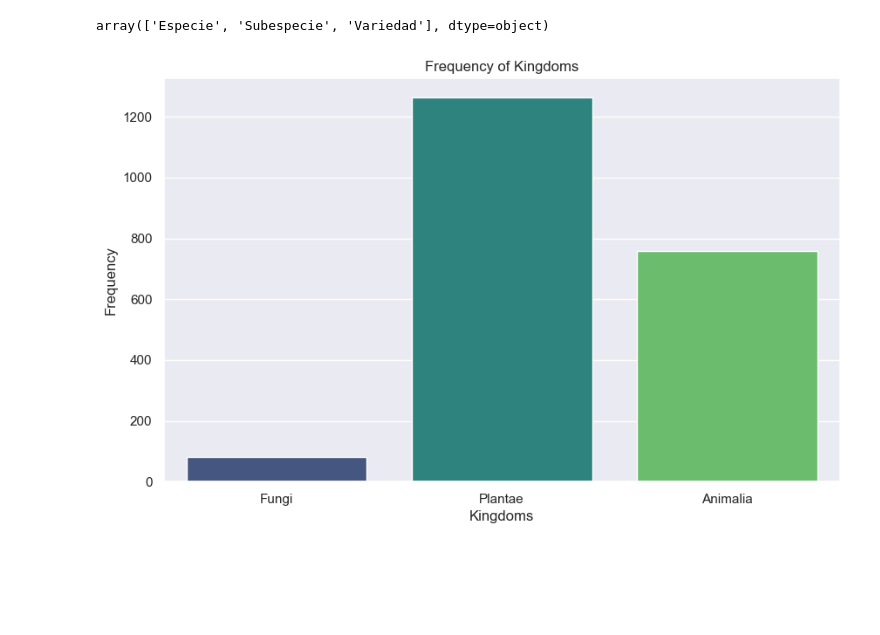
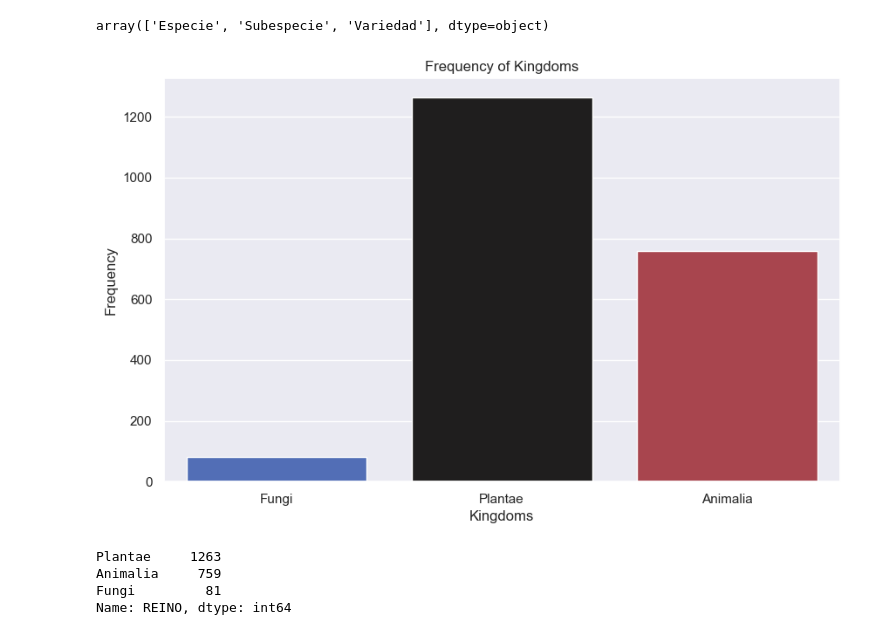
Before and after one commit to pololwl/repoDS, a Jupyter notebook: Actividad 3/actividad3.ipynb, the cells around one changed output. Cells and saved outputs as stored; diff of their text form; code cells hidden in the pictures; blank space fills up the shorter version.

```diff
--- a/Actividad 3/actividad3.ipynb
+++ b/Actividad 3/actividad3.ipynb
@@ -9,7 +9,7 @@ sns.set(color_codes=True)
 # Exploratory Data Analysis (EDA)
 Exploración general del Data set usando funciones de Pandas.
 # %%
-data = pd.read_csv(
+endangeredSpecies = pd.read_csv(
     "especies_silvestres_amenazadas.csv")
 # %% [markdown]
 ## Listado oficial de las especies silvestres amenazadas de la diversidad biológica colombiana continental y marino costera - Resolución 0126 de 2024
@@ -183,10 +183,18 @@ data["RANGO DE TAXON"].unique()
 array(['Especie', 'Subespecie', 'Variedad'], dtype=object)
 # %%
 plt.figure(figsize=(10, 6))
-sns.countplot(data=data, x='REINO', palette='viridis')
+sns.countplot(data=endangeredSpecies, x='REINO', palette='icefire')
 plt.xlabel("Kingdoms")
 plt.ylabel("Frequency")
 plt.title("Frequency of Kingdoms")
 plt.show()
 # %% [output]
-[figure, old version]
+[figure, new version]
+# %%
+kingdomCounts = endangeredSpecies["REINO"].value_counts()
+kingdomCounts
+# %% [output]
+Plantae     1263
+Animalia     759
+Fungi         81
+Name: REINO, dtype: int64
```
Also changed, not shown: parts of 15 cells of this notebook.
